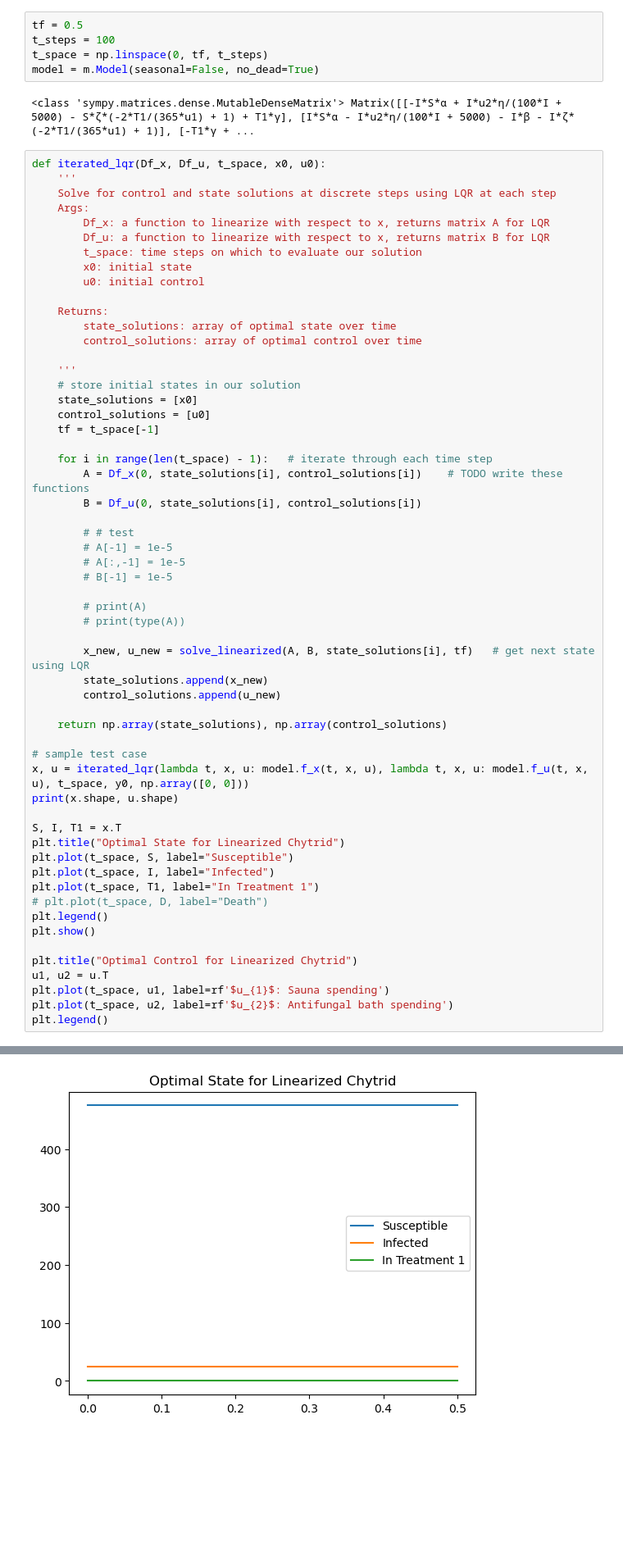
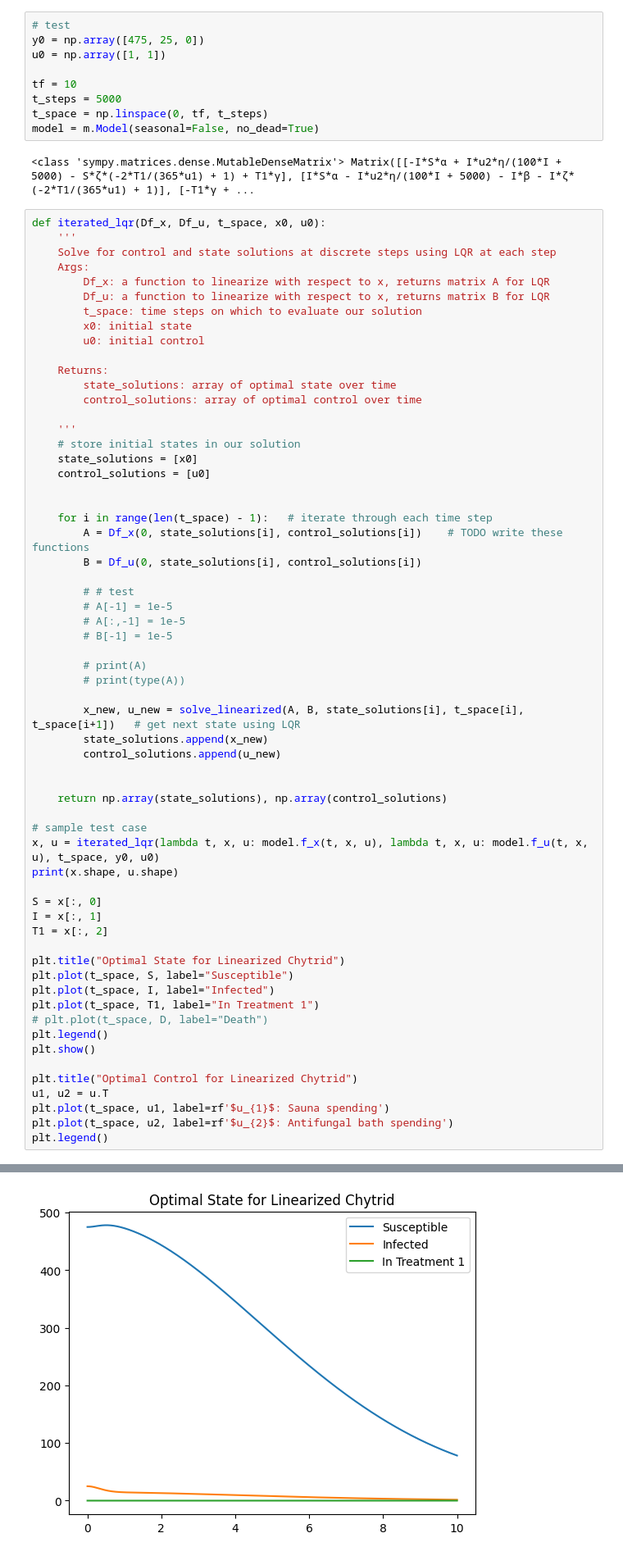
Before and after one commit to ACME-Vol4-Project1/save-axolotls-control, a Jupyter notebook: LQR_control.ipynb, the cells around one changed output, grey strips where cells are left out. Shown at 82% size. Saved outputs shown, nothing was run; the diff lists cells and outputs as text; blank space fills up the shorter version.

Commit message:
changed LQR loop to solve for the solution on a sub interval and not the whole interval

```diff
--- a/LQR_control.ipynb
+++ b/LQR_control.ipynb
@@ -83,6 +60,10 @@ y0 = np.array([475, 25, 0])
 # %%
-tf = 0.5
-t_steps = 100
+# test
+y0 = np.array([475, 25, 0])
+u0 = np.array([1, 1])
+
+tf = 10
+t_steps = 5000
 t_space = np.linspace(0, tf, t_steps)
 model = m.Model(seasonal=False, no_dead=True)
 # %% [output]
@@ -106,7 +87,7 @@ def iterated_lqr(Df_x, Df_u, t_space, x0, u0):
     # store initial states in our solution
     state_solutions = [x0]
     control_solutions = [u0]
-    tf = t_space[-1]
+
 
     for i in range(len(t_space) - 1):   # iterate through each time step
         A = Df_x(0, state_solutions[i], control_solutions[i])    # TODO write these functions
@@ -120,17 +101,21 @@ def iterated_lqr(Df_x, Df_u, t_space, x0, u0):
         # print(A)
         # print(type(A))
 
-        x_new, u_new = solve_linearized(A, B, state_solutions[i], tf)   # get next state using LQR
+        x_new, u_new = solve_linearized(A, B, state_solutions[i], t_space[i], t_space[i+1])   # get next state using LQR
         state_solutions.append(x_new)
         control_solutions.append(u_new)
+
 
     return np.array(state_solutions), np.array(control_solutions)
 
 # sample test case
-x, u = iterated_lqr(lambda t, x, u: model.f_x(t, x, u), lambda t, x, u: model.f_u(t, x, u), t_space, y0, np.array([0, 0]))
+x, u = iterated_lqr(lambda t, x, u: model.f_x(t, x, u), lambda t, x, u: model.f_u(t, x, u), t_space, y0, u0)
 print(x.shape, u.shape)
 
-S, I, T1 = x.T
+S = x[:, 0]
+I = x[:, 1]
+T1 = x[:, 2]
+
 plt.title("Optimal State for Linearized Chytrid")
 plt.plot(t_space, S, label="Susceptible")
 plt.plot(t_space, I, label="Infected")
@@ -165,2 +134,2 @@ plt.legend()
-[figure, old version]
+[figure, new version]
 <matplotlib.legend.Legend at 0x...>
```
Also changed, not shown: parts of 2 cells of this notebook.
